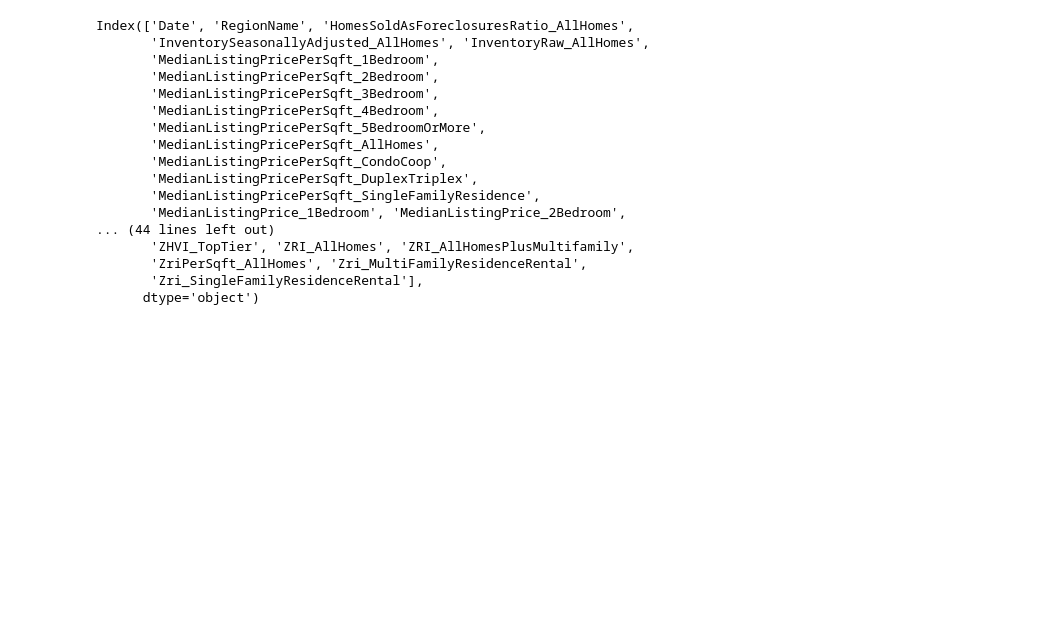
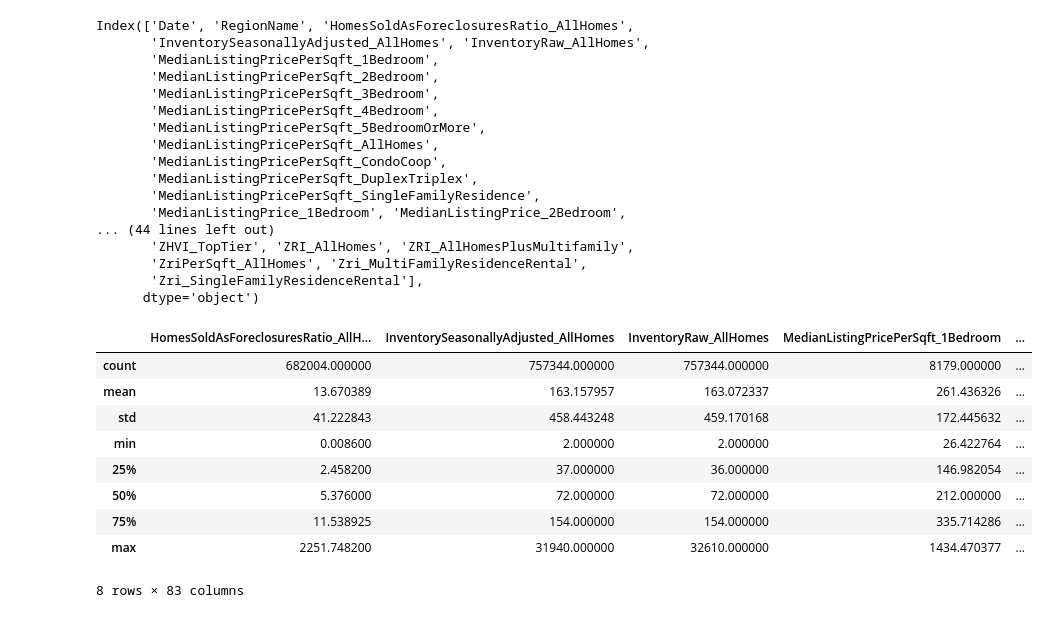
Before and after one commit to Priti001/Class_Project, a Jupyter notebook: Zillow_Explore_avl.ipynb, the cells around one changed output. Cells and saved outputs as stored; diff of their text form; code cells hidden in the pictures; blank space fills up the shorter version.

```diff
--- a/Zillow_Explore_avl.ipynb
+++ b/Zillow_Explore_avl.ipynb
@@ -158,3 +172,16 @@ Index(['Date', 'RegionName', 'HomesSoldAsForeclosuresRatio_AllHomes',
        'ZriPerSqft_AllHomes', 'Zri_MultiFamilyResidenceRental',
        'Zri_SingleFamilyResidenceRental'],
       dtype='object')
+# %%
+combine.describe()
+# %% [output]
+|  | HomesSoldAsForeclosuresRatio_AllH... | InventorySeasonallyAdjusted_AllHomes | InventoryRaw_AllHomes | MedianListingPricePerSqft_1Bedroom | ... |
+| count | 682004.000000 | 757344.000000 | 757344.000000 | 8179.000000 | ... |
+| mean | 13.670389 | 163.157957 | 163.072337 | 261.436326 | ... |
+| std | 41.222843 | 458.443248 | 459.170168 | 172.445632 | ... |
+| min | 0.008600 | 2.000000 | 2.000000 | 26.422764 | ... |
+| 25% | 2.458200 | 37.000000 | 36.000000 | 146.982054 | ... |
+| 50% | 5.376000 | 72.000000 | 72.000000 | 212.000000 | ... |
+| 75% | 11.538925 | 154.000000 | 154.000000 | 335.714286 | ... |
+| max | 2251.748200 | 31940.000000 | 32610.000000 | 1434.470377 | ... |
+8 rows × 83 columns
```
Also changed, not shown: parts of 5 cells of this notebook.
